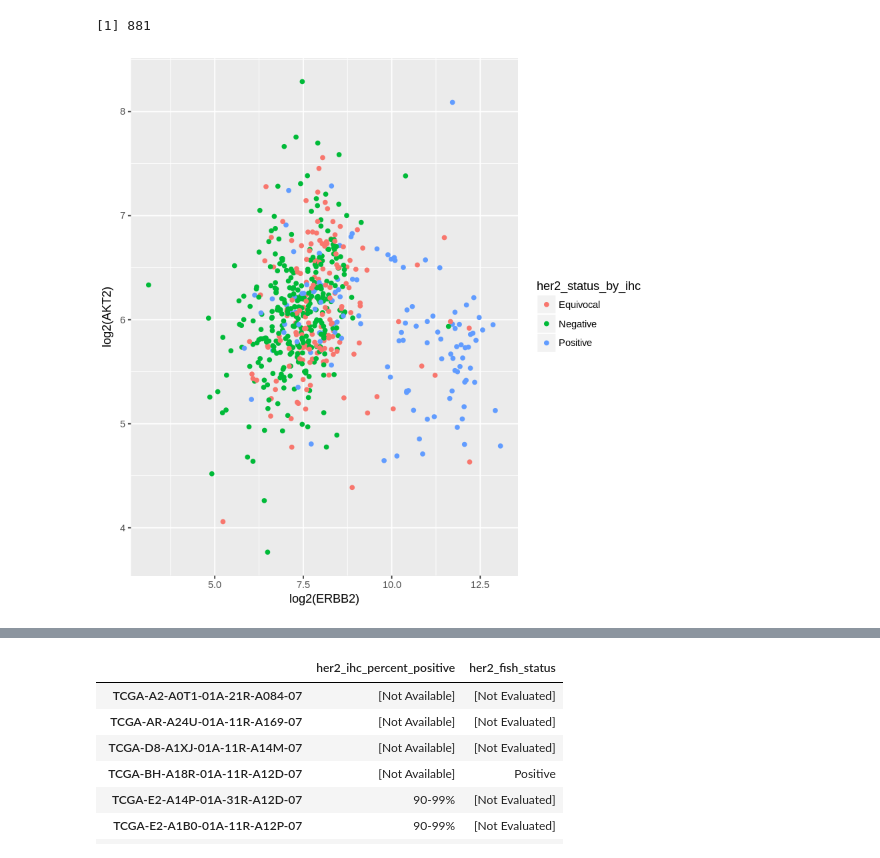
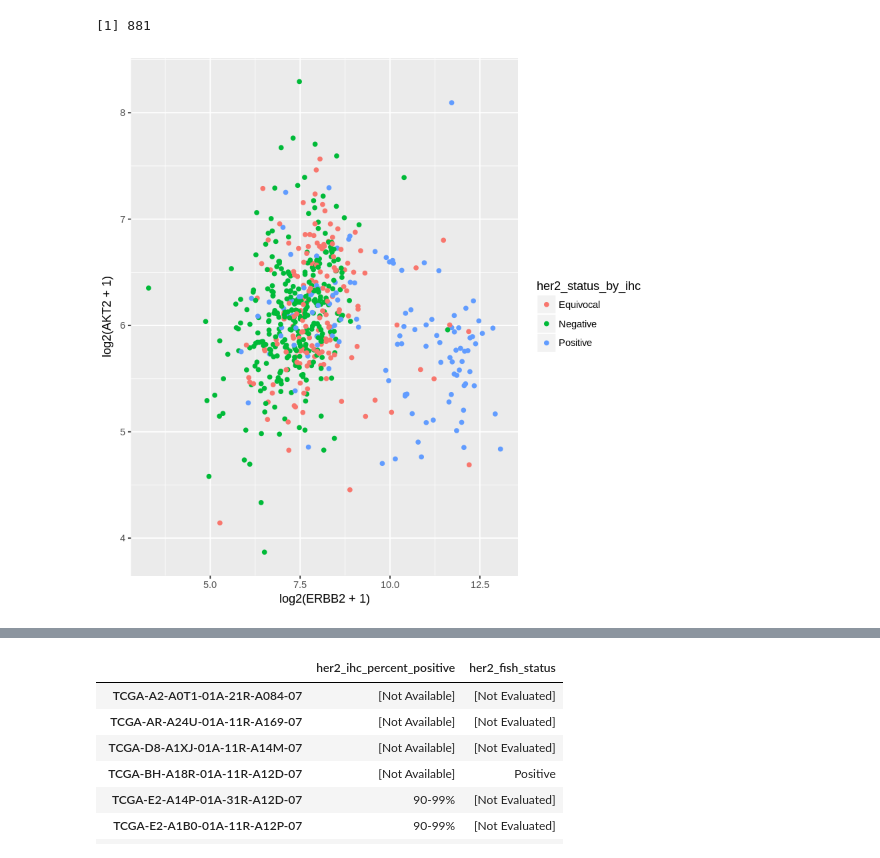
Before and after one commit to zence/SCCR, a Jupyter notebook: notebooks/pos_neg_equivocal.ipynb, the cells around one changed output, grey strips where cells are left out. Saved outputs shown, nothing was run; the diff lists cells and outputs as text; code cells hidden in the pictures.

```diff
--- a/notebooks/pos_neg_equivocal.ipynb
+++ b/notebooks/pos_neg_equivocal.ipynb
@@ -510,9 +510,9 @@ nrow(her2.data)
 # %% [output]
 [1] 881
 # %%
-gscat <- ggplot(tot.gene.scores, aes(x = log2(ERBB2), y = log2(AKT2), color = her2_status_by_ihc))
+gscat <- ggplot(tot.gene.scores, aes(x = log2(ERBB2 + 1), y = log2(AKT2 + 1), color = her2_status_by_ihc))
 ggscat <- gscat + geom_point()
 
 ggscat
 # %% [output]
-[figure, old version]
+[figure, new version]
```
Also changed, not shown: parts of 16 cells of this notebook, 4 other files.
